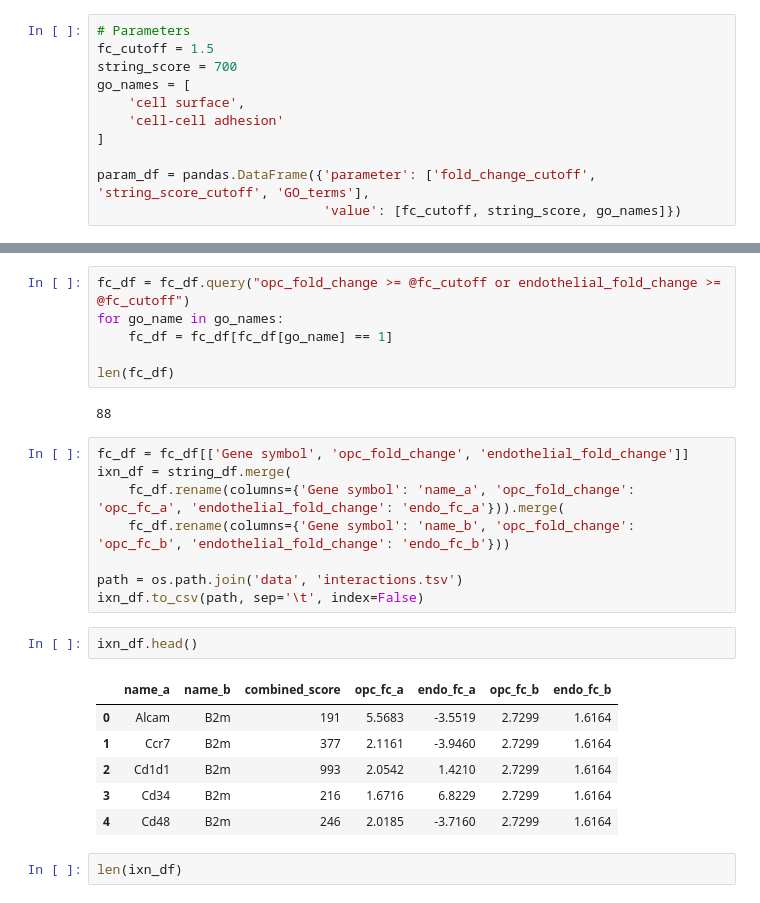
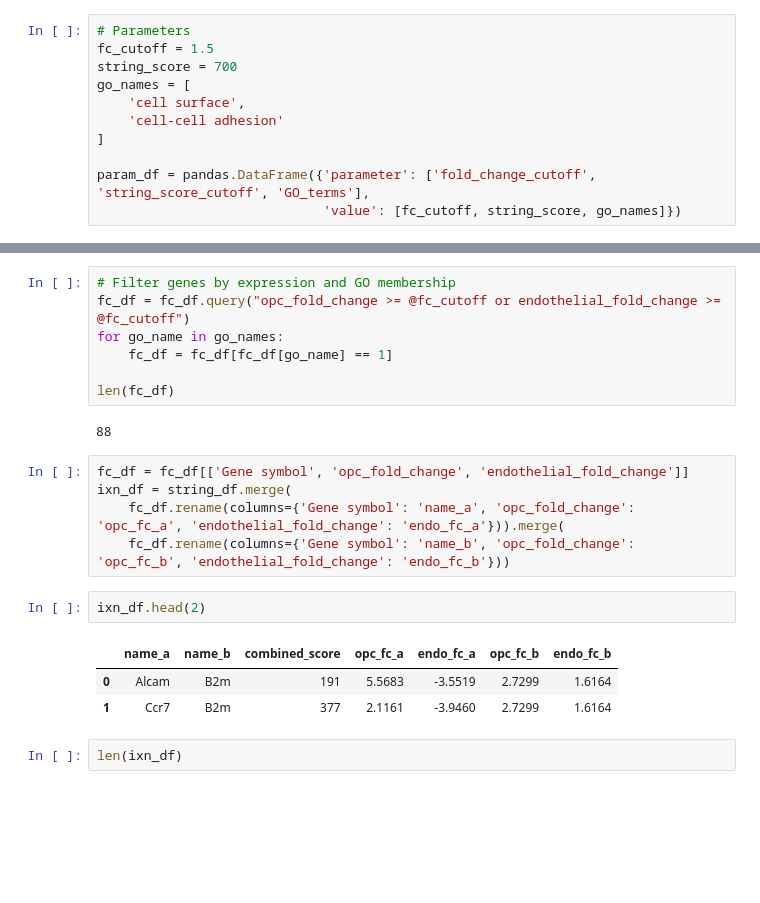
Before and after one commit to dzoll/opcendo, a Jupyter notebook: interaction.ipynb, the cells around one changed output, grey strips where cells are left out. Saved outputs shown, nothing was run; the diff lists cells and outputs as text; blank space fills up the shorter version.

Commit message:
Remove interactions.tsv

```diff
--- a/interaction.ipynb
+++ b/interaction.ipynb
@@ -69,6 +69,7 @@ fc_df.head(2)
 | 0 | 0610005C13Rik | NaN | 0.15096 | 0.100 | 0.100 | 0.100 | ... |
 | 1 | 0610007C21Rik | NaN | 44.89100 | 34.185 | 71.221 | 57.986 | ... |
 # %%
+# Filter genes by expression and GO membership
 fc_df = fc_df.query("opc_fold_change >= @fc_cutoff or endothelial_fold_change >= @fc_cutoff")
 for go_name in go_names:
     fc_df = fc_df[fc_df[go_name] == 1]
@@ -81,18 +82,12 @@ fc_df = fc_df[['Gene symbol', 'opc_fold_change', 'endothelial_fold_change']]
 ixn_df = string_df.merge(
     fc_df.rename(columns={'Gene symbol': 'name_a', 'opc_fold_change': 'opc_fc_a', 'endothelial_fold_change': 'endo_fc_a'})).merge(
     fc_df.rename(columns={'Gene symbol': 'name_b', 'opc_fold_change': 'opc_fc_b', 'endothelial_fold_change': 'endo_fc_b'}))
-
-path = os.path.join('data', 'interactions.tsv')
-ixn_df.to_csv(path, sep='\t', index=False)
 # %%
-ixn_df.head()
+ixn_df.head(2)
 # %% [output]
 |  | name_a | name_b | combined_score | opc_fc_a | endo_fc_a | opc_fc_b | endo_fc_b |
 | 0 | Alcam | B2m | 191 | 5.5683 | -3.5519 | 2.7299 | 1.6164 |
 | 1 | Ccr7 | B2m | 377 | 2.1161 | -3.9460 | 2.7299 | 1.6164 |
-| 2 | Cd1d1 | B2m | 993 | 2.0542 | 1.4210 | 2.7299 | 1.6164 |
-| 3 | Cd34 | B2m | 216 | 1.6716 | 6.8229 | 2.7299 | 1.6164 |
-| 4 | Cd48 | B2m | 246 | 2.0185 | -3.7160 | 2.7299 | 1.6164 |
 # %%
 len(ixn_df)
 # %% [output]
```
Also changed, not shown: parts of 1 cell of this notebook, 4 other files.
